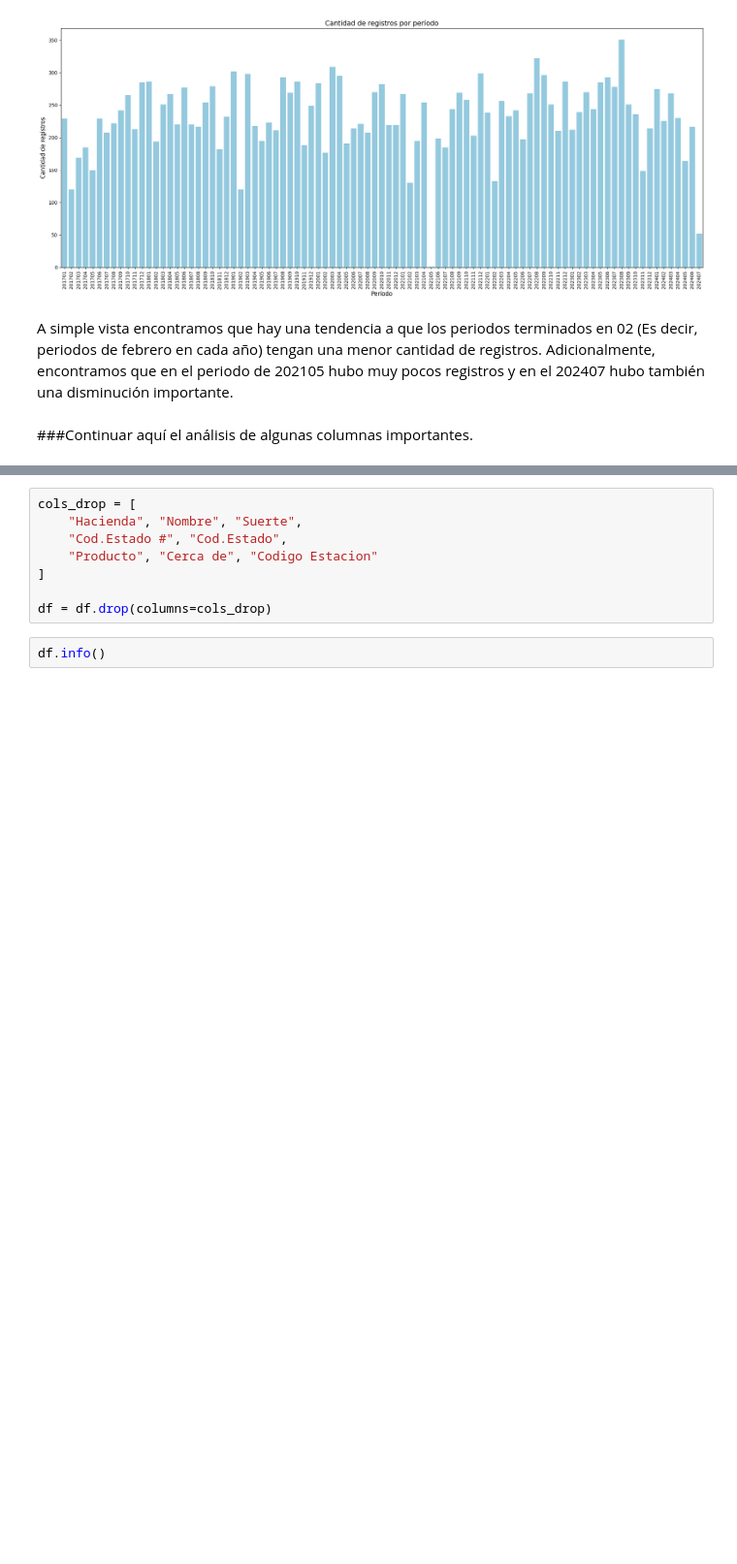
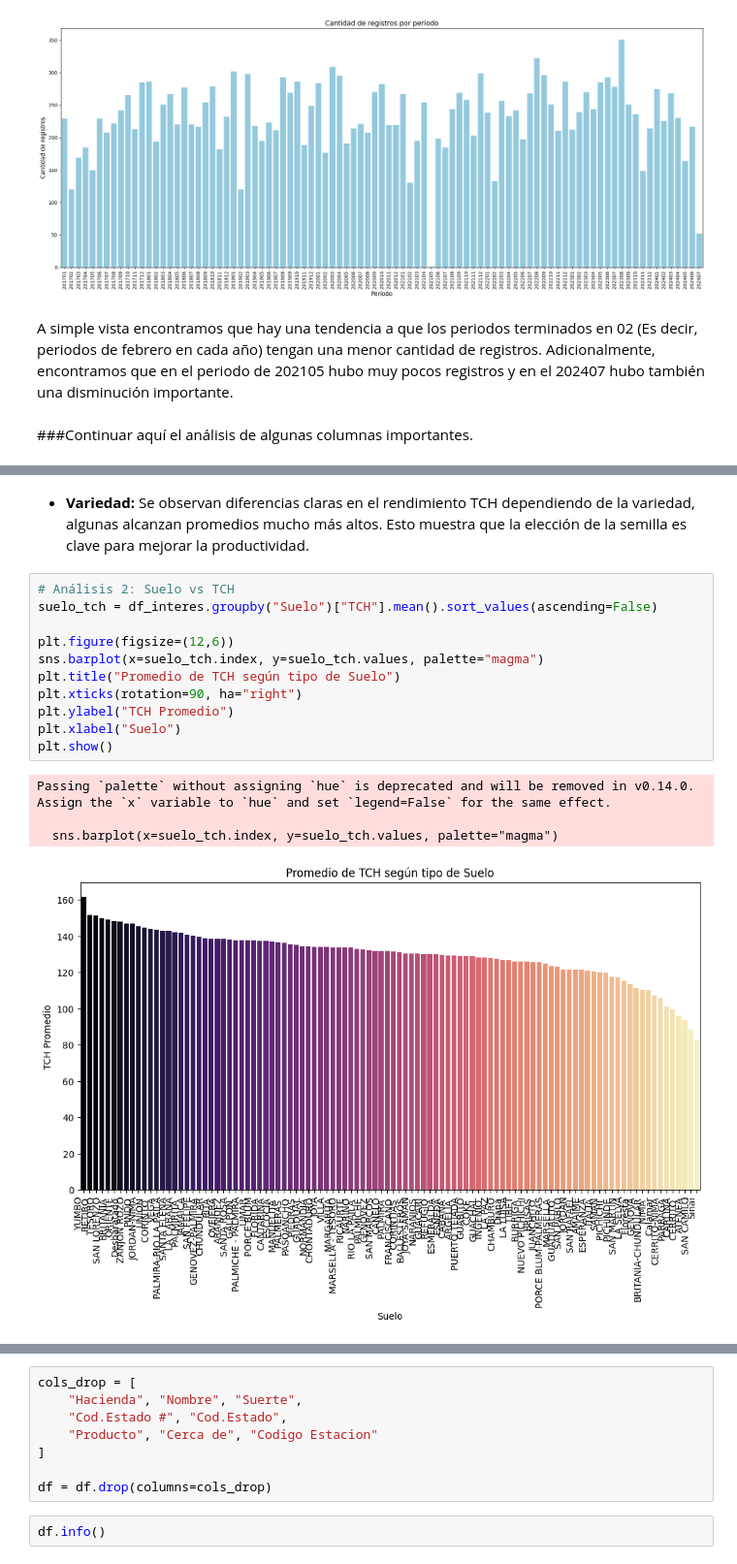
Before and after one commit to Yustes1704/Analisis_Cuantitativo_Ingenio, a Jupyter notebook: Taller_Final.ipynb, the cells around one changed output, grey strips where cells are left out. Shown: that part at 97% size. Saved outputs shown, nothing was run; the diff lists cells and outputs as text; blank space fills up the shorter version.

Commit message:
Analisis variables vs THC y diccionario de variables - Miguel

```diff
--- a/Taller_Final.ipynb
+++ b/Taller_Final.ipynb
@@ -85,0 +143,18 @@ A simple vista encontramos que hay una tendencia a que los periodos terminados e
+# %% [markdown]
+* **Variedad:** Se observan diferencias claras en el rendimiento TCH dependiendo de la variedad, algunas alcanzan promedios mucho más altos. Esto muestra que la elección de la semilla es clave para mejorar la productividad.
+# %%
+# Análisis 2: Suelo vs TCH
+suelo_tch = df_interes.groupby("Suelo")["TCH"].mean().sort_values(ascending=False)
+
+plt.figure(figsize=(12,6))
+sns.barplot(x=suelo_tch.index, y=suelo_tch.values, palette="magma")
+plt.title("Promedio de TCH según tipo de Suelo")
+plt.xticks(rotation=90, ha="right")
+plt.ylabel("TCH Promedio")
+plt.xlabel("Suelo")
+plt.show()
+# %% [output]
+Passing `palette` without assigning `hue` is deprecated and will be removed in v0.14.0. Assign the `x` variable to `hue` and set `legend=False` for the same effect.
+
+  sns.barplot(x=suelo_tch.index, y=suelo_tch.values, palette="magma")
+[figure, added]
```
Also changed, not shown: parts of 10 cells of this notebook.
